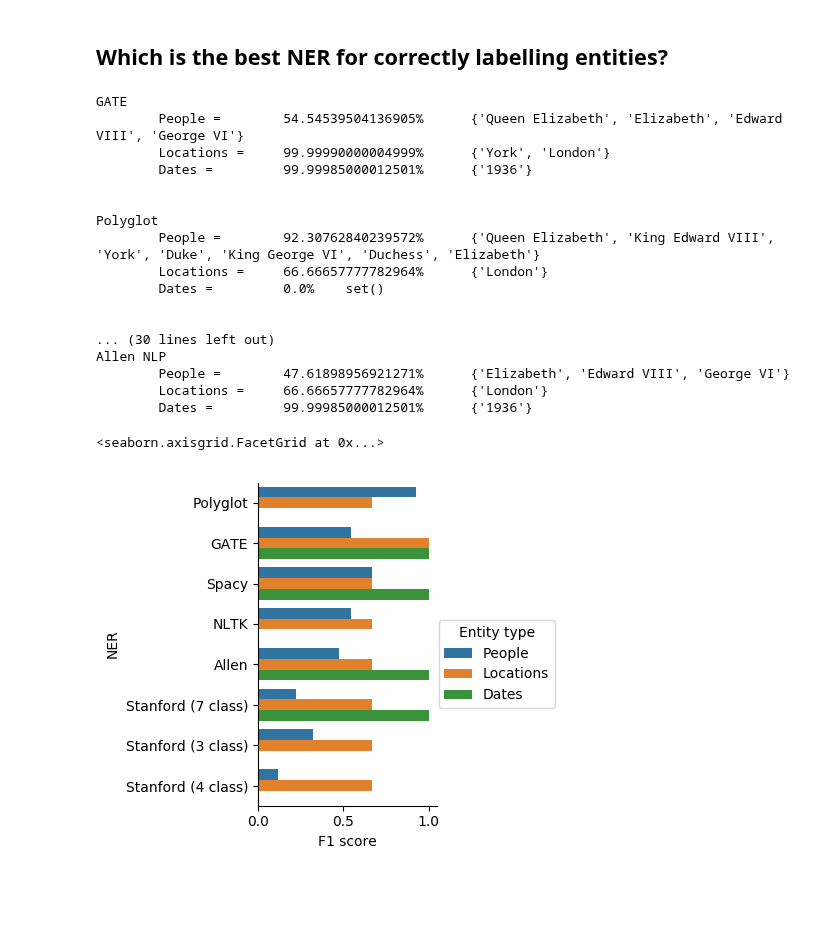
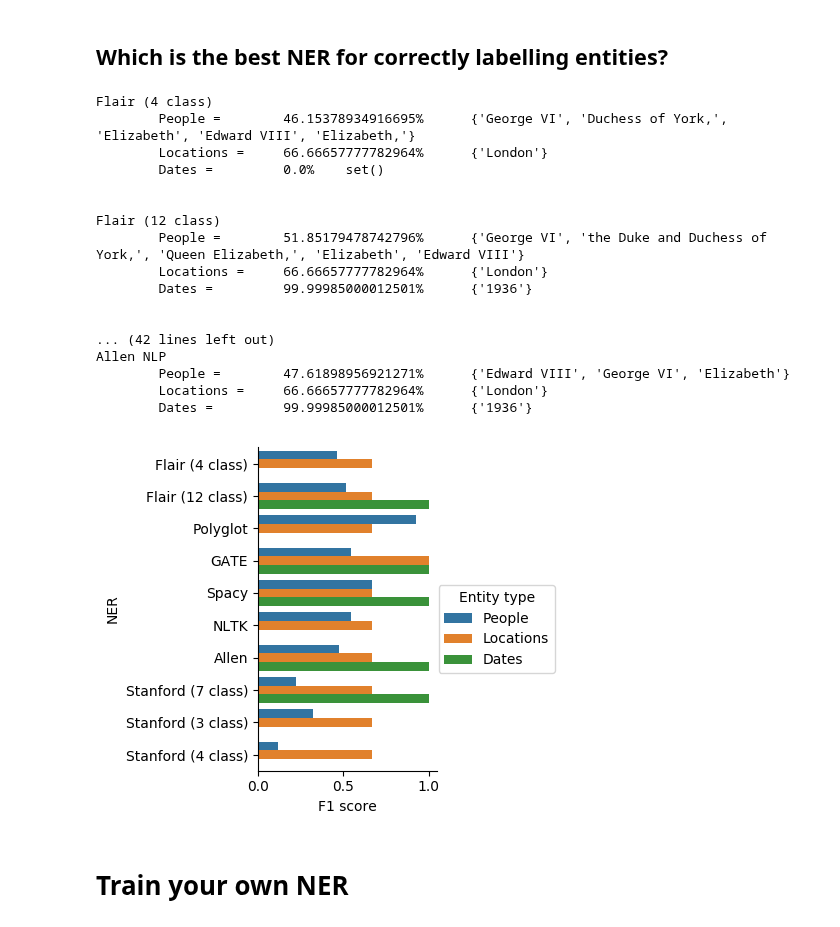
Before and after one commit to mohammedterry/NLP_for_ML, a Jupyter notebook: NER.ipynb, the cells around one changed output. Drawn from its saved outputs; the diff is of its cells as text; code cells hidden in the pictures; blank space fills up the shorter version.

```diff
--- a/NER.ipynb
+++ b/NER.ipynb
@@ -15,0 +29,6 @@ The Matrix is a 1999 science fiction action film written and directed by The Wac
+# %%
+!pip3 install flair
+from flair.data import Sentence
+from flair.models import SequenceTagger
+flair_4class = SequenceTagger.load('ner')
+flair_12class = SequenceTagger.load('ner-ontonotes')
@@ -15,0 +56,4 @@ The Matrix is a 1999 science fiction action film written and directed by The Wac
+# %%
+s = Sentence(example_document)
+flair_12class.predict(s)
+s.to_dict(tag_type='ner')
@@ -345,6 +443,18 @@ test = {
 ## Which is the quickest?
 # %%
 import time
+
+flair_start = time.time()
+Y_flair4 = flair_4ner(test["text"])
+flair_end = time.time()
+flair_time4 = flair_end - flair_start
+print(f"Flair (4 class) = {flair_time4}s")
+
+flair_start = time.time()
+Y_flair12 = flair_12ner(test["text"])
+flair_end = time.time()
+flair_time12 = flair_end - flair_start
+print(f"Flair (12 class) = {flair_time12}s")
 
 gate_start = time.time()
 Y_gate = gate_ner(test["text"])
@@ -506,6 +628,8 @@ Text(0.5, 1.0, 'How good is each NER at detecting entities?')
 # %% [markdown]
 ## Which is the best NER for correctly labelling entities?
 # %%
+flair4_people = {entity for entity,tag in Y_flair4 if tag == "PER"}
+flair12_people = {entity for entity,tag in Y_flair12 if tag == "PERSON"}
 gate_people = {entity.replace('(male)','').replace('(female)','').strip() for entity,tag in Y_gate if tag == "Person"}
 polyglot_people = {entity for entity,tag in Y_polyglot if tag == "PER"}
 spacy_people = {entity for entity,tag in Y_spacy if tag == "PERSON"}
@@ -515,6 +639,8 @@ stanford_people2 = {entity for entity,tag in Y_stanford2 if tag == "PERSON"}
 stanford_people3 = {entity for entity,tag in Y_stanford3 if tag == "PERSON"}
 allen_people = {entity for entity,tag in Y_allen if tag == "PERSON"}
 
+flair4_dates = {entity for entity,tag in Y_flair4 if tag == "DATE"}
+flair12_dates = {entity for entity,tag in Y_flair12 if tag == "DATE"}
 gate_dates = {entity for entity,tag in Y_gate if tag == "Date"}
 polyglot_dates = {entity for entity,tag in Y_polyglot if tag == "DATE"}
 spacy_dates = {entity for entity,tag in Y_spacy if tag == "DATE"}
@@ -524,6 +650,8 @@ stanford_dates2 = {entity for entity,tag in Y_stanford2 if tag == "DATE"}
 stanford_dates3 = {entity for entity,tag in Y_stanford3 if tag == "DATE"}
 allen_dates = {entity for entity,tag in Y_allen if tag == "DATE"}
 
+flair4_locations = {entity for entity,tag in Y_flair4 if tag == "LOC"}
+flair12_locations = {entity for entity,tag in Y_flair12 if tag == "GPE"}
 gate_locations = {entity for entity,tag in Y_gate if tag == "Location"}
 polyglot_locations = {entity for entity,tag in Y_polyglot if tag == "LOC"}
 spacy_locations = {entity for entity,tag in Y_spacy if tag == "GPE"}
@@ -533,6 +661,14 @@ stanford_locations2 = {entity for entity,tag in Y_stanford2 if tag == "LOCATION"
 stanford_locations3 = {entity for entity,tag in Y_stanford3 if tag == "LOCATION"}
 allen_locations = {entity for entity,tag in Y_allen if tag == "GPE"}
 
+f1_flair4_ppl = f1_score(test["entities"]["people"], flair4_people)
+f1_flair4_dts = f1_score(test["entities"]["dates"], flair4_dates)
+f1_flair4_loc = f1_score(test["entities"]["locations"], flair4_locations)
+print(f"Flair (4 class) \n\tPeople =\t{f1_flair4_ppl*100}%\t{flair4_people}\n\tLocations =\t{f1_flair4_loc*100}%\t{flair4_locations}\n\tDates =\t\t{f1_flair4_dts*100}%\t{flair4_dates}\n\n")
+f1_flair12_ppl = f1_score(test["entities"]["people"], flair12_people)
+f1_flair12_dts = f1_score(test["entities"]["dates"], flair12_dates)
+f1_flair12_loc = f1_score(test["entities"]["locations"], flair12_locations)
+print(f"Flair (12 class) \n\tPeople =\t{f1_flair12_ppl*100}%\t{flair12_people}\n\tLocations =\t{f1_flair12_loc*100}%\t{flair12_locations}\n\tDates =\t\t{f1_flair12_dts*100}%\t{flair12_dates}\n\n")
 f1_gate_ppl = f1_score(test["entities"]["people"], gate_people)
 f1_gate_dts = f1_score(test["entities"]["dates"], gate_dates)
 f1_gate_loc = f1_score(test["entities"]["locations"], gate_locations)
@@ -566,35 +702,38 @@ f1_allen_dts = f1_score(test["entities"]["dates"], allen_dates)
 f1_allen_loc = f1_score(test["entities"]["locations"], allen_locations)
 print(f"Allen NLP \n\tPeople =\t{f1_allen_ppl*100}%\t{allen_people}\n\tLocations =\t{f1_allen_loc*100}%\t{allen_locations}\n\tDates =\t\t{f1_allen_dts*100}%\t{allen_dates}\n\n")
 # %% [output]
-GATE
-        People =        54.54539504136905%      {'Queen Elizabeth', 'Elizabeth', 'Edward VIII', 'George VI'}
-        Locations =     99.99990000004999%      {'York', 'London'}
-        Dates =         99.99985000012501%      {'1936'}
-
-
-Polyglot
-        People =        92.30762840239572%      {'Queen Elizabeth', 'King Edward VIII', 'York', 'Duke', 'King George VI', 'Duchess', 'Elizabeth'}
+Flair (4 class)
+        People =        46.15378934916695%      {'George VI', 'Duchess of York,', 'Elizabeth', 'Edward VIII', 'Elizabeth,'}
         Locations =     66.66657777782964%      {'London'}
         Dates =         0.0%    set()
 
 
-... (30 lines left out)
-Allen NLP
-        People =        47.61898956921271%      {'Elizabeth', 'Edward VIII', 'George VI'}
+Flair (12 class)
+        People =        51.85179478742796%      {'George VI', 'the Duke and Duchess of York,', 'Queen Elizabeth,', 'Elizabeth', 'Edward VIII'}
         Locations =     66.66657777782964%      {'London'}
         Dates =         99.99985000012501%      {'1936'}
+
+
+... (42 lines left out)
+Allen NLP
+        People =        47.61898956921271%      {'Edward VIII', 'George VI', 'Elizabeth'}
+        Locations =     66.66657777782964%      {'London'}
+        Dates =         99.99985000012501%      {'1936'}
 # %%
 import pandas as pd
 
 df = pd.DataFrame({
-    "NER":["Polyglot","GATE","Spacy","NLTK","Allen","Stanford (7 class)","Stanford (3 class)","Stanford (4 class)"] *3,
-    "Entity type":["People"] *8 + ["Locations"] *8 + ["Dates"]*8,
-    "F1 score":[f1_poly_ppl, f1_gate_ppl, f1_spacy_ppl, f1_nltk_ppl, f1_allen_ppl,f1_stanford_ppl3,f1_stanford_ppl1,f1_stanford_ppl2, f1_poly_loc, f1_gate_loc, f1_spacy_loc, f1_nltk_loc, f1_allen_loc, f1_stanford_loc3,f1_stanford_loc1,f1_stanford_loc2,  f1_poly_dts, f1_gate_dts, f1_spacy_dts, f1_nltk_dts,  f1_allen_dts, f1_stanford_dts3,f1_stanford_dts1,f1_stanford_dts2],
+    "NER":["Flair (4 class)", "Flair (12 class)", "Polyglot","GATE","Spacy","NLTK","Allen","Stanford (7 class)","Stanford (3 class)","Stanford (4 class)"] *3,
+    "Entity type":["People"] *10 + ["Locations"] *10 + ["Dates"]*10,
+    "F1 score":[f1_flair4_ppl, f1_flair12_ppl, f1_poly_ppl, f1_gate_ppl, f1_spacy_ppl, f1_nltk_ppl, f1_allen_ppl,f1_stanford_ppl3,f1_stanford_ppl1,f1_stanford_ppl2, f1_flair4_loc, f1_flair12_loc, f1_poly_loc, f1_gate_loc, f1_spacy_loc, f1_nltk_loc, f1_allen_loc, f1_stanford_loc3,f1_stanford_loc1,f1_stanford_loc2, f1_flair4_dts, f1_flair12_dts, f1_poly_dts, f1_gate_dts, f1_spacy_dts, f1_nltk_dts,  f1_allen_dts, f1_stanford_dts3,f1_stanford_dts1,f1_stanford_dts2],
 })
 
 
 import seaborn as sns
 sns.factorplot(x='F1 score',y='NER', hue='Entity type', data=df, kind='bar')
+
+plt.show()
 # %% [output]
-<seaborn.axisgrid.FacetGrid at 0x...>
-[figure, old version]
+[figure, new version]
+# %% [markdown]
+# Train your own NER
```
Also changed, not shown: parts of 24 cells of this notebook.
